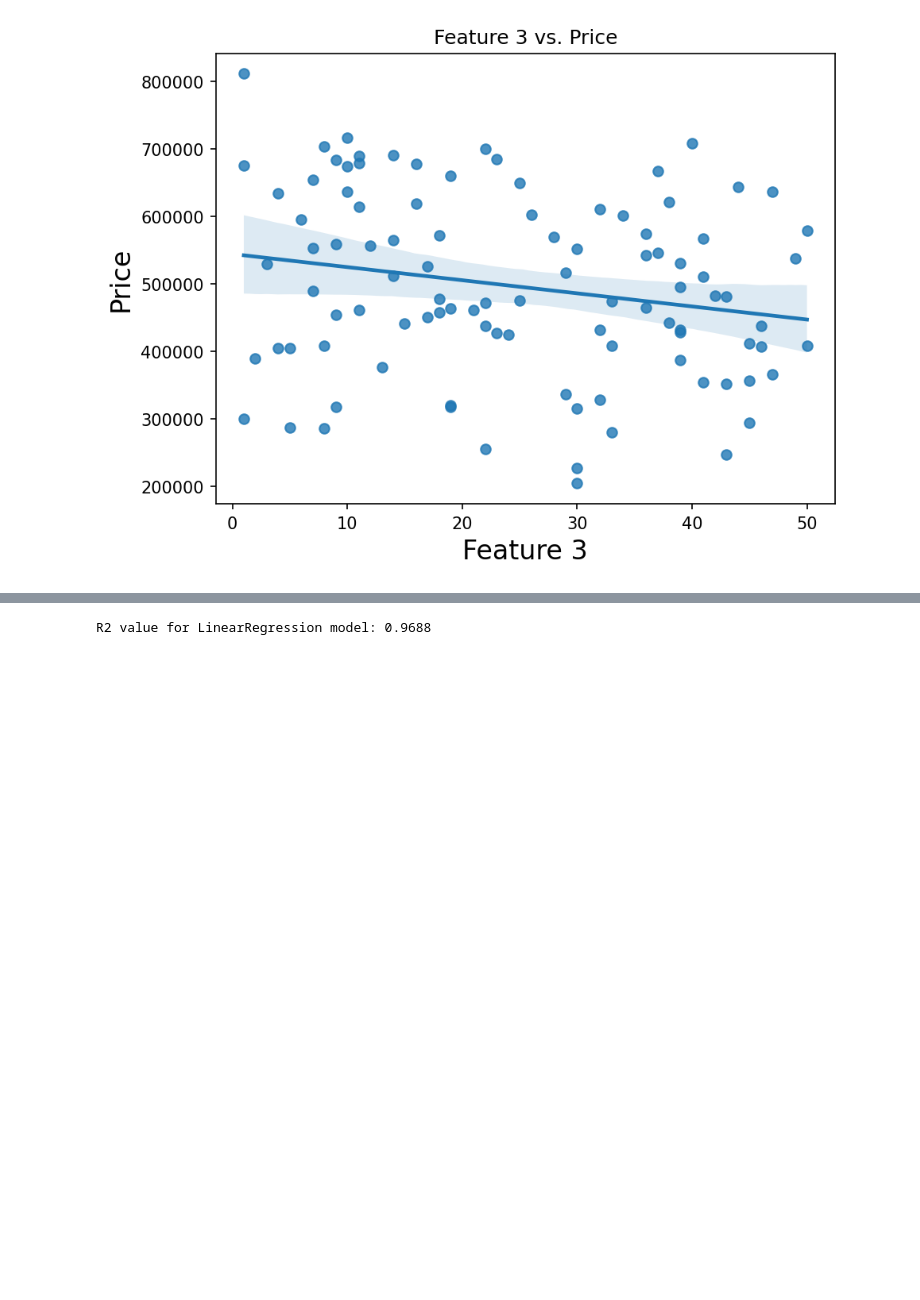
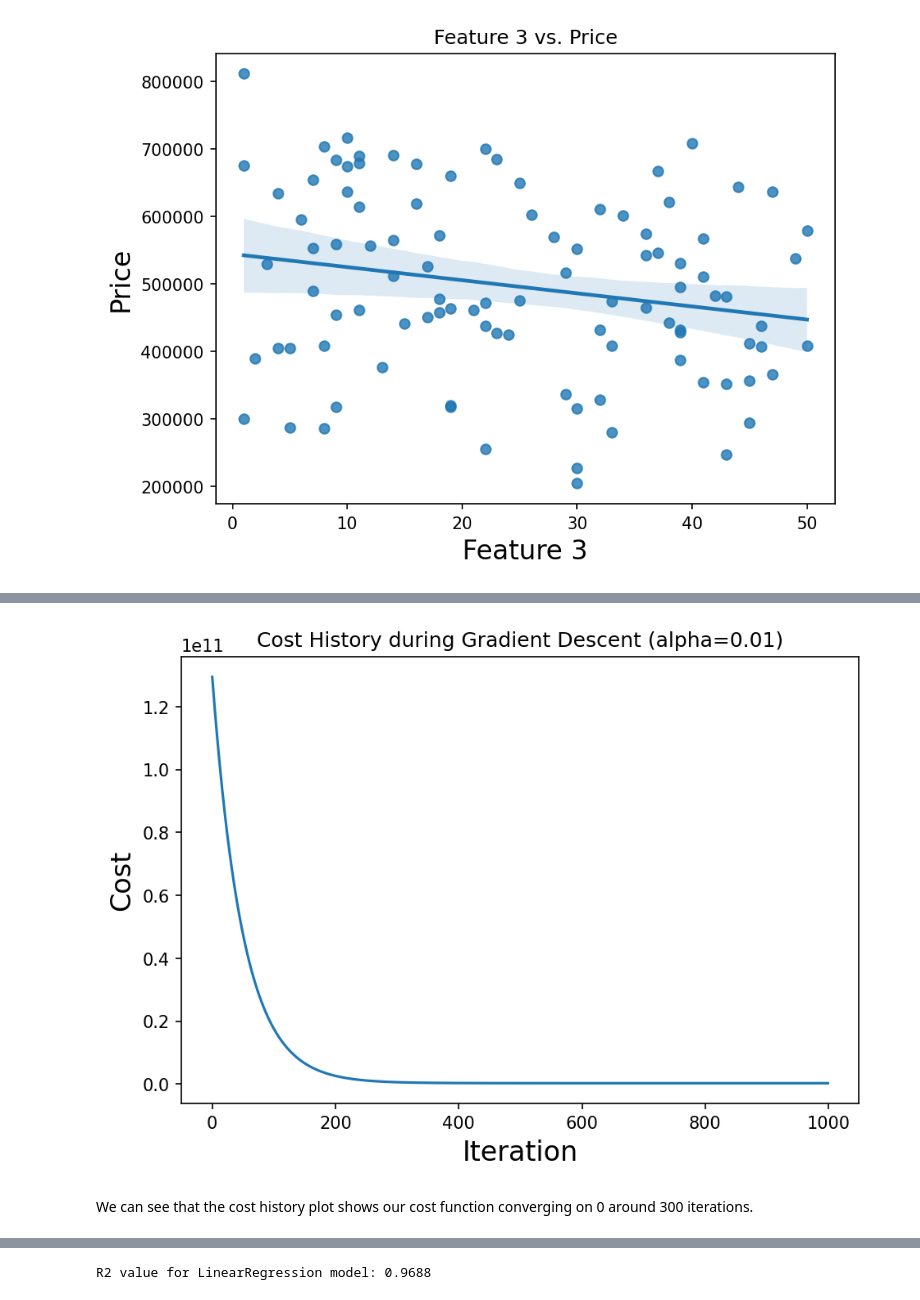
Before and after one commit to jmfb/mth5810-m15grad, a Jupyter notebook: m15grad.ipynb, the cells around one changed output, grey strips where cells are left out. Saved outputs shown, nothing was run; the diff lists cells and outputs as text; code cells hidden in the pictures; blank space fills up the shorter version.

Commit message:
That took about the entire time longer than it should have.

```diff
--- a/m15grad.ipynb
+++ b/m15grad.ipynb
@@ -87,4 +111,0 @@ X is (100, 4), y is (100,)
-# %%
-m = y.shape[0]
-n = X.shape[1]
-print(f"{m:,} samples, {n} features")
@@ -95,7 +118,13 @@ def GetCost(X, y, w):
     # Using MSE (Mean Squared Error) with the 1/2 factor for clean derivatives
     predictions = np.matmul(X,  w)
     errors = predictions - y
-    return sum(np.square(errors)) / (2 * len(y))
+    m = len(y)
+    return sum(np.square(errors)) / (2 * m)
+# %%
+def PlotHistory(history, alpha):
+    plot = sns.lineplot(history)
+    plot.set(title=f"Cost History during Gradient Descent (alpha={alpha})", xlabel='Iteration', ylabel='Cost')
+    plt.show()
 # %%
 def GradientDescent(X, y, w, alpha, iterations):
     history = []
@@ -108,12 +137,14 @@ def GradientDescent(X, y, w, alpha, iterations):
         # function with respect to the weights.  This comes out to the transpose
         # of X (n x m) times the errors (m x 1) to get an n x 1 vector that we
         # then scale down by the number of samples m.
-        gradient = (1 / len(y)) * np.matmul(X.T, errors)
+        gradient = np.matmul(X.T, errors) / len(y)
         # Change the weights by the learning rate alpha times the gradient
-        w = w - alpha * gradient
+        w = w - (alpha * gradient)
         # Determine the new cost
         cost = GetCost(X, y, w)
         # Keep track of the cost history so we can plot the progress of the algorithm
         history.append(cost)
-    # Return the final weights and the cost history
-    return w, history
+    # Plot the cost history
+    PlotHistory(history, alpha)
+    # Return the final weights
+    return w
@@ -120,6 +156,10 @@ def GradientDescent(X, y, w, alpha, iterations):
 # %%
-# Execute our algorithm starting with random weights, a learning rate of 0.01, and iterating 1000 times
-w, history = GradientDescent(X, y, np.zeros((n)), 0.01, 1000)
+# Execute our algorithm starting with zero weights, a learning rate of 0.01, and iterating 1000 times
+w = GradientDescent(X, y, np.zeros(feature_count), 0.01, 1000)
+# %% [output]
+[figure, added]
+# %% [markdown]
+We can see that the cost history plot shows our cost function converging on 0 around 300 iterations.
 # %%
 print(f"Final weights: {w}")
 # %% [output]
```
Also changed, not shown: parts of 26 cells of this notebook.
